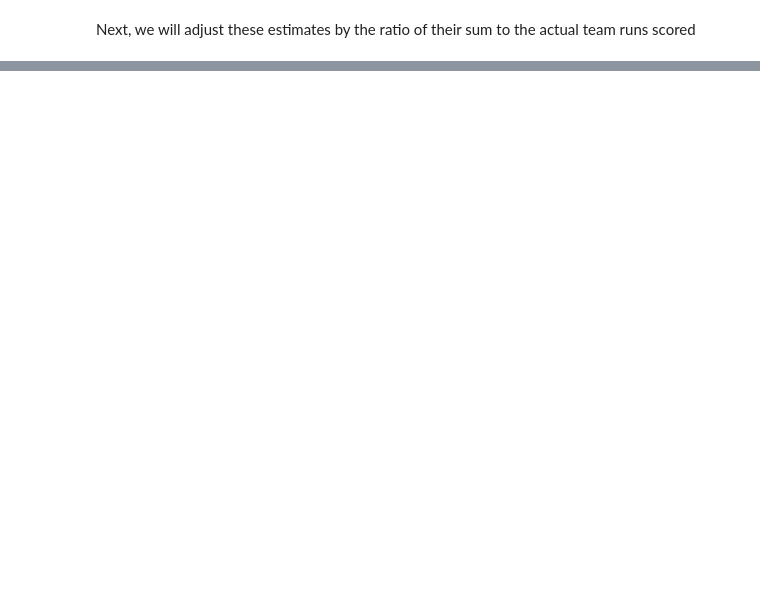
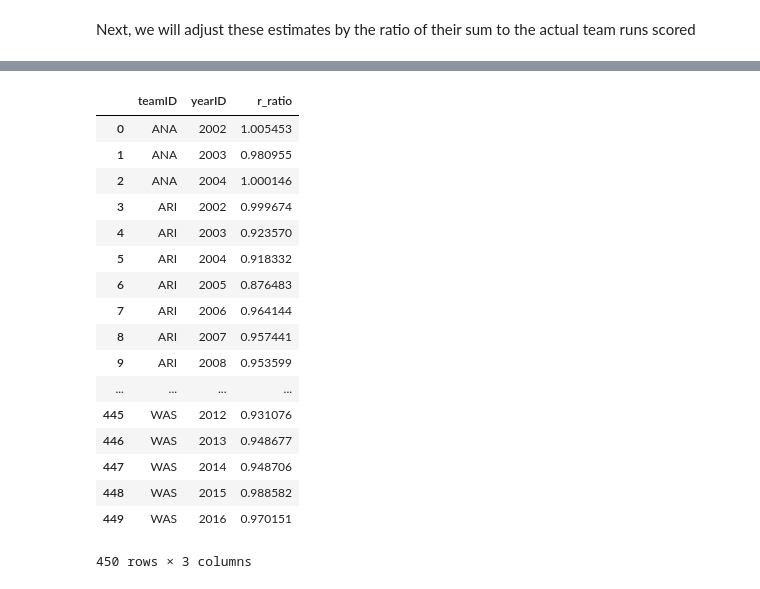
Before and after one commit to sdarby713/WinShares, a Jupyter notebook: Compute_runs_created.ipynb, the cells around one changed output, grey strips where cells are left out. Cells and saved outputs as stored; diff of their text form; code cells hidden in the pictures; blank space fills up the shorter version.

```diff
--- a/Compute_runs_created.ipynb
+++ b/Compute_runs_created.ipynb
@@ -86,0 +110,25 @@ Next, we will adjust these estimates by the ratio of their sum to the actual tea
+# %%
+R_est_df["r_ratio"] = R_est_df["R"] / R_est_df["RCest"]
+xyz=['teamID',"yearID","r_ratio"]
+R_est2_df = R_est_df[xyz]
+
+display(R_est2_df)
+# %% [output]
+|  | teamID | yearID | r_ratio |
+| 0 | ANA | 2002 | 1.005453 |
+| 1 | ANA | 2003 | 0.980955 |
+| 2 | ANA | 2004 | 1.000146 |
+| 3 | ARI | 2002 | 0.999674 |
+| 4 | ARI | 2003 | 0.923570 |
+| 5 | ARI | 2004 | 0.918332 |
+| 6 | ARI | 2005 | 0.876483 |
+| 7 | ARI | 2006 | 0.964144 |
+| 8 | ARI | 2007 | 0.957441 |
+| 9 | ARI | 2008 | 0.953599 |
+| ... | ... | ... | ... |
+| 445 | WAS | 2012 | 0.931076 |
+| 446 | WAS | 2013 | 0.948677 |
+| 447 | WAS | 2014 | 0.948706 |
+| 448 | WAS | 2015 | 0.988582 |
+| 449 | WAS | 2016 | 0.970151 |
+450 rows × 3 columns
```
Also changed, not shown: parts of 6 cells of this notebook, 1 other file.
